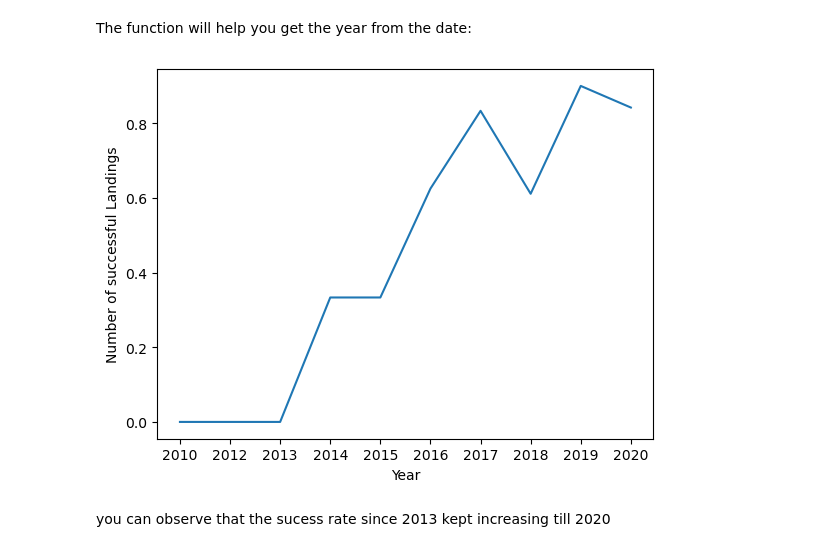
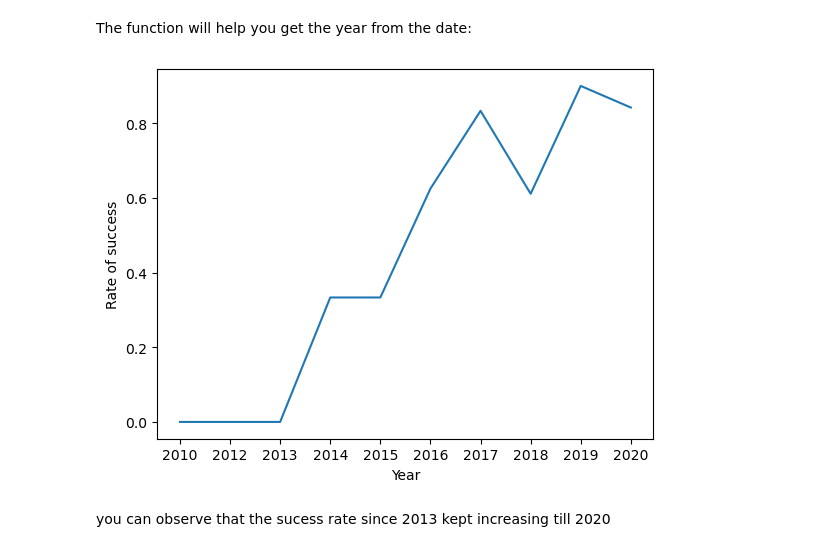
Before and after one commit to jeatzr/capstone-data-project, a Jupyter notebook: EDA with data visualization.ipynb, the cells around one changed output. Saved outputs shown, nothing was run; the diff lists cells and outputs as text; code cells hidden in the pictures.

```diff
--- a/EDA with data visualization.ipynb
+++ b/EDA with data visualization.ipynb
@@ -179,12 +179,12 @@ df['Year']=year
 # %%
 df_year_success = df[['Year','Class']]
 df_year_success = df_year_success.groupby(['Year']).mean().reset_index()
 
 sns.lineplot(data=df_year_success, x="Year", y="Class")
-plt.ylabel("Number of successful Landings",fontsize=10)
+plt.ylabel("Rate of success",fontsize=10)
 plt.show()
 # %% [output]
-[figure, old version]
+[figure, new version]
 # %% [markdown]
 you can observe that the sucess rate since 2013 kept increasing till 2020
 # %% [markdown]
```
